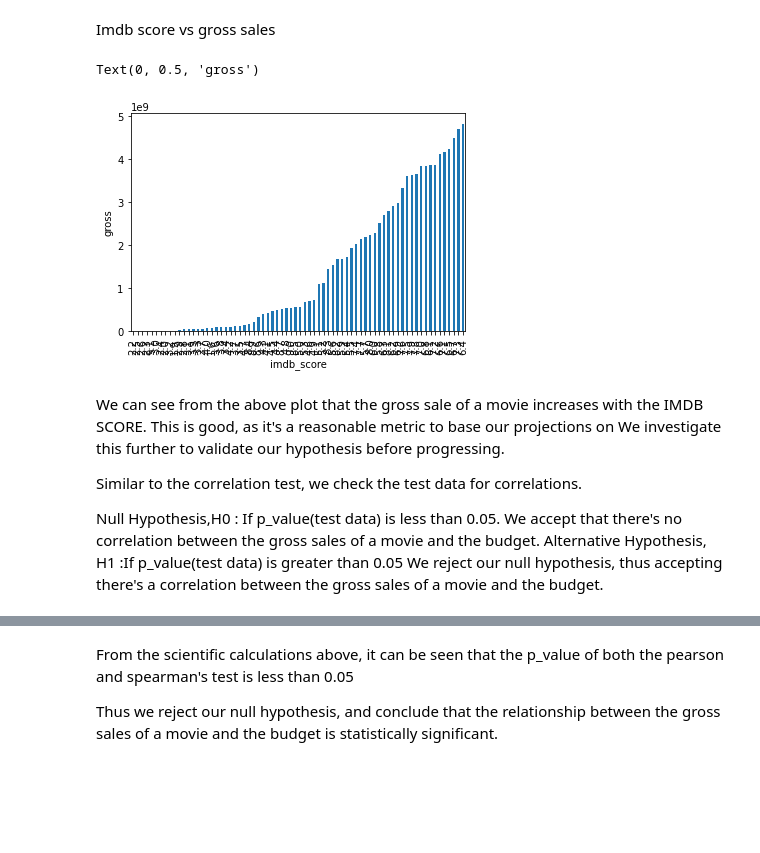
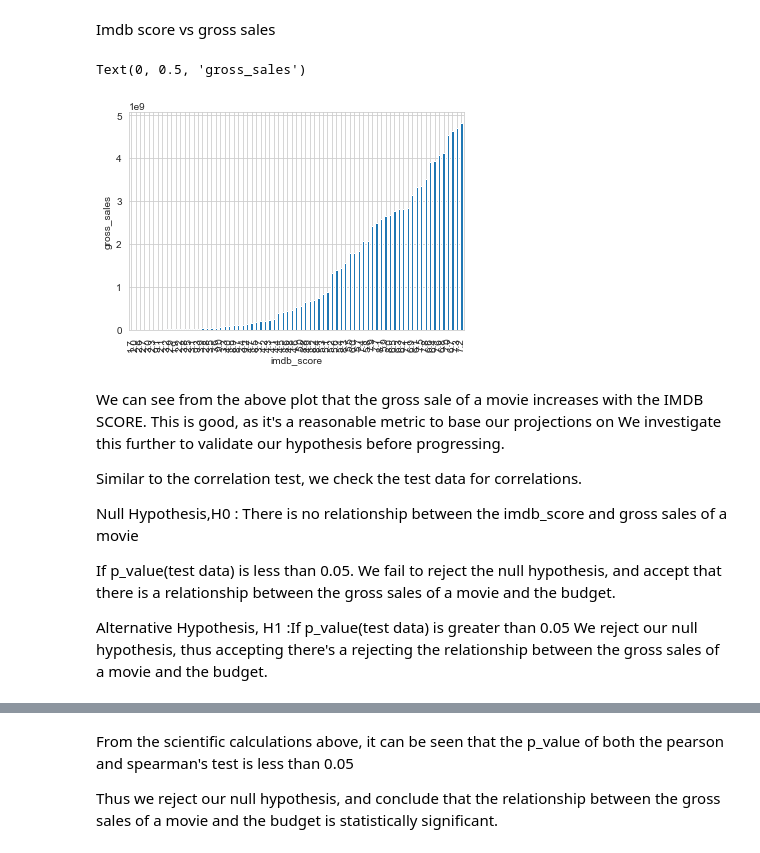
Before and after one commit to Ok3ks/IMDB_movie_metadata-analysis, a Jupyter notebook: Analysis.ipynb, the cells around one changed output, grey strips where cells are left out. Cells and saved outputs as stored; diff of their text form; code cells hidden in the pictures; blank space fills up the shorter version.

```diff
--- a/Analysis.ipynb
+++ b/Analysis.ipynb
@@ -18,2 +21,9 @@ import pandas as pd
+# %%
+import pandas as pd
+import matplotlib.pyplot as plt
+import seaborn as sns
+
+
+sns.set_style("whitegrid")
 # %%
 movie_data = "movie_metadata.csv"
@@ -254,18 +243,20 @@ ax1 = sns.scatterplot(x = modified_dev_list['num_critic_for_reviews'], y = modif
 Imdb score vs gross sales
 # %%
 modified_dev_list.groupby('imdb_score')['gross'].sum().sort_values(ascending = True).plot(kind = 'bar')
-plt.ylabel("gross")
-#Reformat for pleasant viewing
+plt.ylabel("gross_sales")
 # %% [output]
-Text(0, 0.5, 'gross')
+Text(0, 0.5, 'gross_sales')
-[figure, old version]
+[figure, new version]
 # %% [markdown]
 We can see from the above plot that the gross sale of a movie increases with the IMDB SCORE. This is good, as it's a reasonable metric to base our projections on We investigate this further to validate our hypothesis before progressing.
 
 Similar to the correlation test, we check the test data for correlations.
 
-Null Hypothesis,H0 : If p_value(test data) is less than 0.05. We accept that there's no correlation between the gross sales of a movie and the budget.
-Alternative Hypothesis, H1 :If p_value(test data) is greater than 0.05 We reject our null hypothesis, thus accepting there's a correlation between the gross sales of a movie and the budget.
+Null Hypothesis,H0 : There is no relationship between the imdb_score and gross sales of a movie
+
+If p_value(test data) is less than 0.05. We fail to reject the null hypothesis, and accept that there is a relationship between the gross sales of a movie and the budget.
+
+Alternative Hypothesis, H1 :If p_value(test data) is greater than 0.05 We reject our null hypothesis, thus accepting there's a rejecting the relationship between the gross sales of a movie and the budget.
 # %%
 import scipy.stats
 
```
Also changed, not shown: parts of 42 cells of this notebook.
